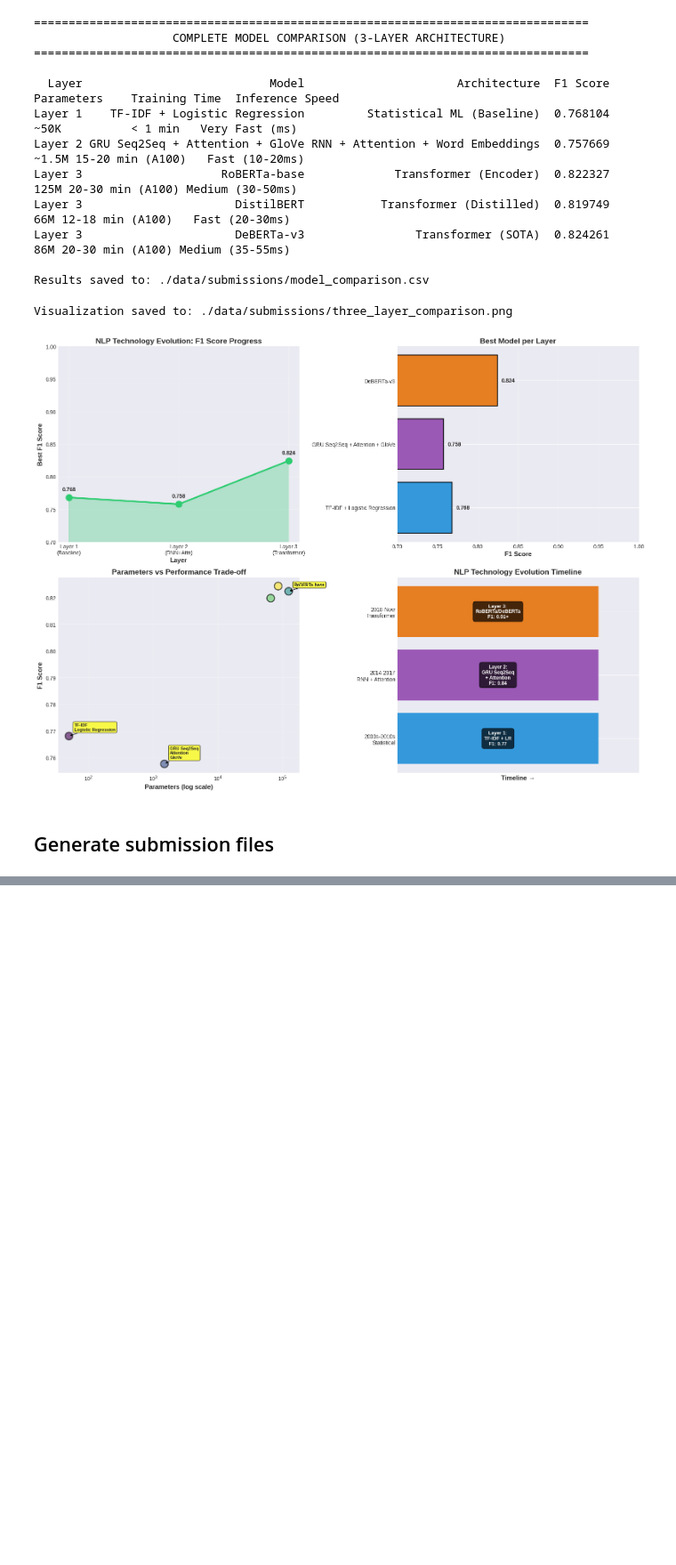
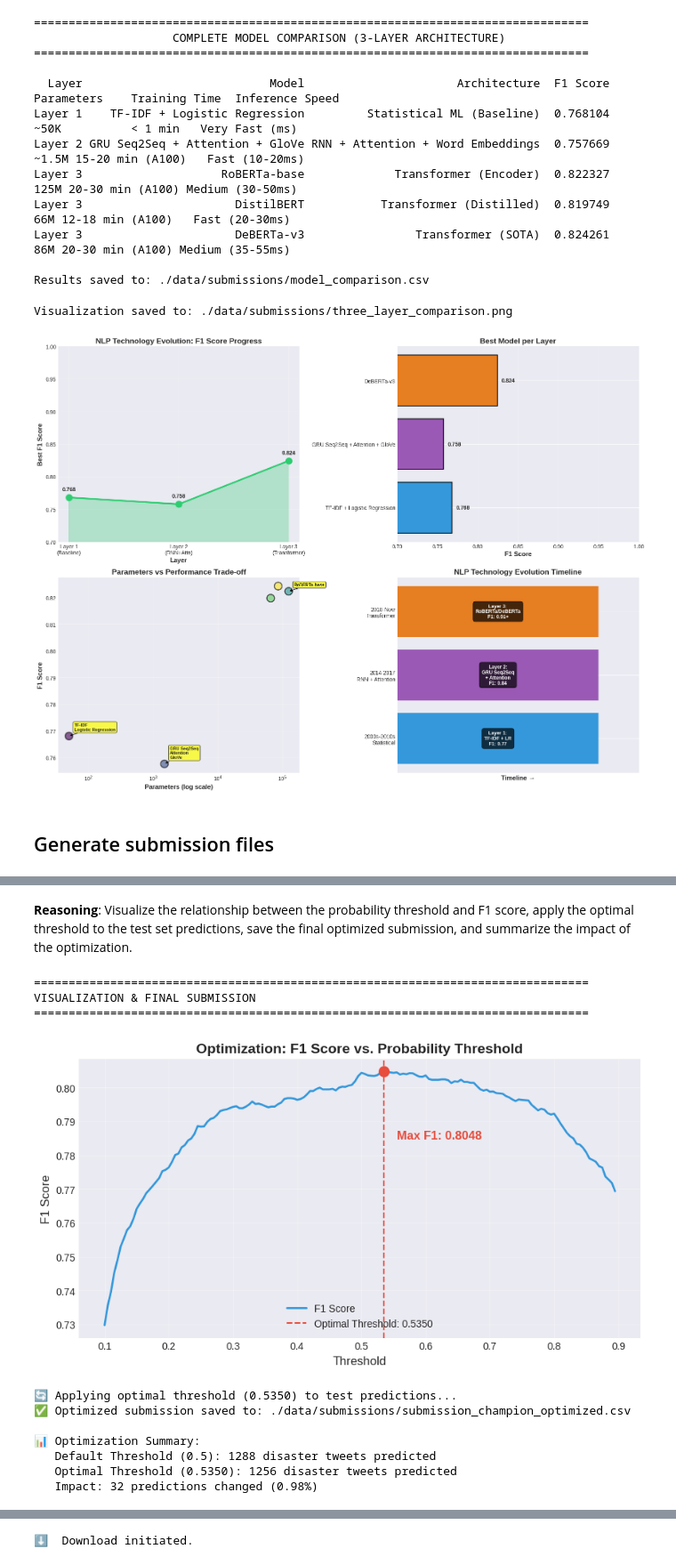
Before and after one commit to RockDeng110/Natural-Language-Processing-with-Disaster-Tweets, a Jupyter notebook: notebooks/00_complete_workflow_simple.ipynb, the cells around one changed output, grey strips where cells are left out. Shown at 89% size. Drawn from its saved outputs; the diff is of its cells as text; code cells hidden in the pictures; blank space fills up the shorter version.

```diff
--- a/notebooks/00_complete_workflow_simple.ipynb
+++ b/notebooks/00_complete_workflow_simple.ipynb
@@ -3271,0 +3513,69 @@ FINAL SUBMISSION GENERATION & DOWNLOAD
+# %% [markdown]
+**Reasoning**:
+Visualize the relationship between the probability threshold and F1 score, apply the optimal threshold to the test set predictions, save the final optimized submission, and summarize the impact of the optimization.
+# %%
+import matplotlib.pyplot as plt
+import seaborn as sns
+
+# 1. Visualize the relationship between Threshold and F1 Score
+print("=" * 80)
+print("VISUALIZATION & FINAL SUBMISSION")
+print("=" * 80)
+
+plt.figure(figsize=(10, 5))
+plt.plot(thresholds, scores, label='F1 Score', color='#3498db', linewidth=2)
+plt.axvline(best_thresh, color='#e74c3c', linestyle='--', label=f'Optimal Threshold: {best_thresh:.4f}')
+plt.scatter(best_thresh, best_f1, color='#e74c3c', s=100, zorder=5)
+plt.text(best_thresh + 0.02, best_f1 - 0.02, f'Max F1: {best_f1:.4f}', fontsize=12, fontweight='bold', color='#e74c3c')
+
+plt.title('Optimization: F1 Score vs. Probability Threshold', fontsize=14, fontweight='bold')
+plt.xlabel('Threshold', fontsize=12)
+plt.ylabel('F1 Score', fontsize=12)
+plt.legend(loc='lower center')
+plt.grid(True, alpha=0.3)
+plt.show()
+
+# 2. Apply Optimal Threshold to Test Set
+print(f"\n🔄 Applying optimal threshold ({best_thresh:.4f}) to test predictions...")
+
+# Use the accumulated probabilities from the CV step
+final_test_preds = (test_preds_accumulated > best_thresh).astype(int)
+
+# 3. Create Submission DataFrame
+submission_optimized = pd.DataFrame({
+    'id': test_df['id'],
+    'target': final_test_preds
+})
+
+# 4. Save
+output_file = './data/submissions/submission_champion_optimized.csv'
+submission_optimized.to_csv(output_file, index=False)
+print(f"✅ Optimized submission saved to: {output_file}")
+
+# 5. Summary
+default_preds = (test_preds_accumulated > 0.5).astype(int)
+num_changed = np.sum(final_test_preds != default_preds)
+print(f"\n📊 Optimization Summary:")
+print(f"   Default Threshold (0.5): {len(default_preds[default_preds==1])} disaster tweets predicted")
+print(f"   Optimal Threshold ({best_thresh:.4f}): {len(final_test_preds[final_test_preds==1])} disaster tweets predicted")
+print(f"   Impact: {num_changed} predictions changed ({num_changed/len(test_df):.2%})")
+
+# 6. Download
+try:
+    from google.colab import files
+    files.download(output_file)
+    print("⬇️  Download initiated.")
+except:
+    pass
+# %% [output]
+================================================================================
+VISUALIZATION & FINAL SUBMISSION
+================================================================================
+[figure, added]
+🔄 Applying optimal threshold (0.5350) to test predictions...
+✅ Optimized submission saved to: ./data/submissions/submission_champion_optimized.csv
+
+📊 Optimization Summary:
+   Default Threshold (0.5): 1288 disaster tweets predicted
+   Optimal Threshold (0.5350): 1256 disaster tweets predicted
+   Impact: 32 predictions changed (0.98%)
@@ -3271,0 +3584 @@ FINAL SUBMISSION GENERATION & DOWNLOAD
+⬇️  Download initiated.
```
Also changed, not shown: parts of 11 cells of this notebook.
